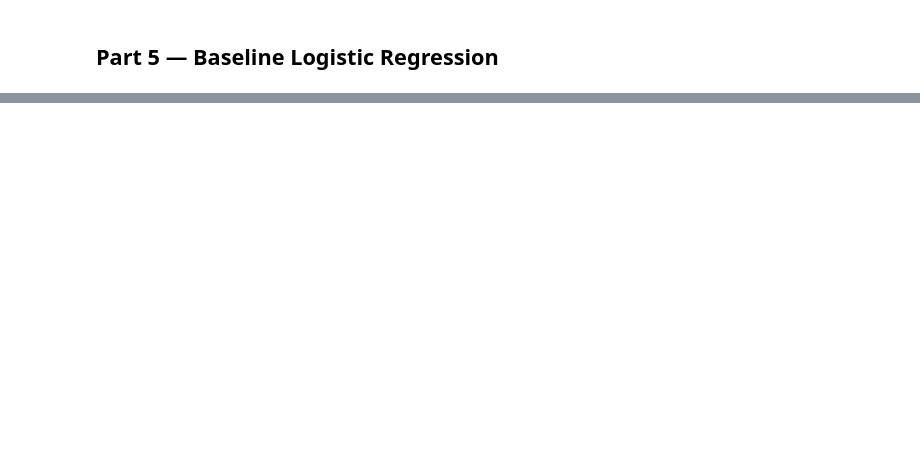
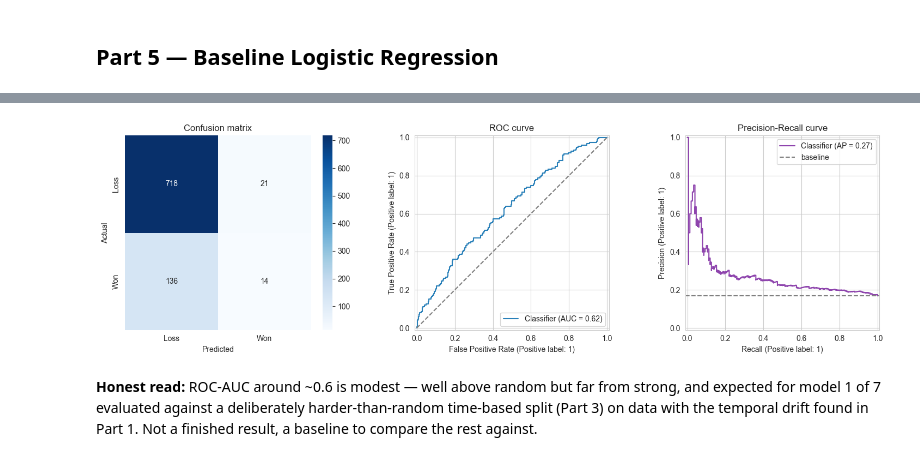
Before and after one commit to Phong031/ML_Models, a Jupyter notebook: notebook/Quotation_Win_Loss_01_EDA_LogisticRegression.ipynb, the cells around one changed output, grey strips where cells are left out. Cells and saved outputs as stored; diff of their text form; code cells hidden in the pictures; blank space fills up the shorter version.

```diff
--- a/notebook/Quotation_Win_Loss_01_EDA_LogisticRegression.ipynb
+++ b/notebook/Quotation_Win_Loss_01_EDA_LogisticRegression.ipynb
@@ -659,0 +77,15 @@ preprocessor = ColumnTransformer(transformers=[
+# %%
+df_valid = filter_valid_rows(df_raw)
+df_valid['_Date_parsed'] = pd.to_datetime(df_valid['Date'], errors='coerce')
+df_sorted = df_valid.sort_values('_Date_parsed').reset_index(drop=True)
+
+TARGET = 'Success'
+X = df_sorted.drop(columns=[TARGET, '_Date_parsed'])   # raw columns -- QuotationCleaner handles the rest
+y = df_sorted[TARGET]
+
+split_idx = int(len(df_sorted) * (1 - TEST_FRACTION))
+X_train, X_test = X.iloc[:split_idx], X.iloc[split_idx:]
+y_train, y_test = y.iloc[:split_idx], y.iloc[split_idx:]
+
+print('Train:', len(X_train), '| Test:', len(X_test), '| Split date:', df_sorted['_Date_parsed'].iloc[split_idx].date())
+print('Train win rate:', round(y_train.mean(),3), '| Test win rate:', round(y_test.mean(),3))
@@ -660,2 +125,18 @@ preprocessor = ColumnTransformer(transformers=[
+# %%
+preprocessor = ColumnTransformer(transformers=[
+    ('num', Pipeline([
+        ('imputer', SimpleImputer(strategy='median')),
+        ('scaler', StandardScaler())
+    ]), NUMERIC_FEATURES),
+    ('bin', 'passthrough', select_binary_features),
+    ('cat', OneHotEncoder(drop='first', handle_unknown='infrequent_if_exist',
+                           min_frequency=MIN_CATEGORY_COUNT, sparse_output=False), CATEGORICAL_FEATURES)
+])
+
+log_reg = Pipeline([
+    ('cleaner', QuotationCleaner(rare_walltype_pct=RARE_WALLTYPE_PCT)),
+    ('preprocessor', preprocessor),
+    ('model', LogisticRegression(class_weight='balanced', max_iter=5000, random_state=RANDOM_STATE))
+])
 # %% [markdown]
 ## Part 5 — Baseline Logistic Regression
@@ -1060,0 +184,14 @@ print('Saved logistic_regression_pipeline.joblib (for coefficients/SHAP) and log
+# %%
+fig, axes = plt.subplots(1, 3, figsize=(15, 4.5))
+cm = confusion_matrix(y_test, y_pred)
+sns.heatmap(cm, annot=True, fmt='d', cmap='Blues', xticklabels=['Loss','Won'], yticklabels=['Loss','Won'], ax=axes[0])
+axes[0].set_title('Confusion matrix'); axes[0].set_xlabel('Predicted'); axes[0].set_ylabel('Actual')
+RocCurveDisplay.from_predictions(y_test, y_proba, ax=axes[1], color='#2980b9')
+axes[1].plot([0,1],[0,1],'--',color='gray'); axes[1].set_title('ROC curve')
+PrecisionRecallDisplay.from_predictions(y_test, y_proba, ax=axes[2], color='#8e44ad')
+axes[2].axhline(y_test.mean(), linestyle='--', color='gray', label='baseline'); axes[2].set_title('Precision-Recall curve'); axes[2].legend()
+plt.tight_layout(); plt.show()
+# %% [output]
+[figure, added]
+# %% [markdown]
+**Honest read:** ROC-AUC around ~0.6 is modest — well above random but far from strong, and expected for model 1 of 7 evaluated against a deliberately harder-than-random time-based split (Part 3) on data with the temporal drift found in Part 1. Not a finished result, a baseline to compare the rest against.
```
Also changed, not shown: parts of 107 cells of this notebook, 8 other files.
